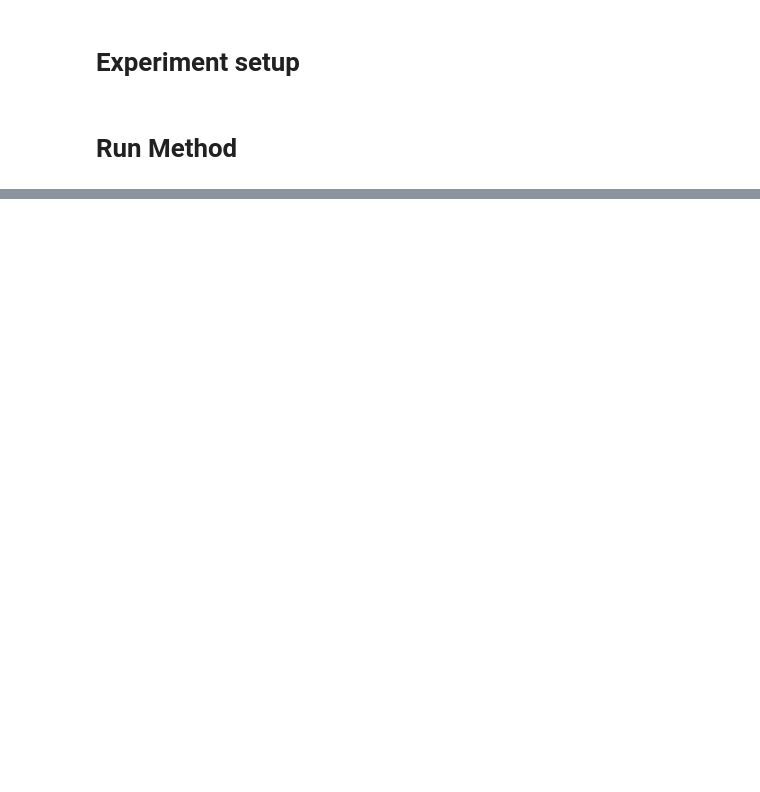
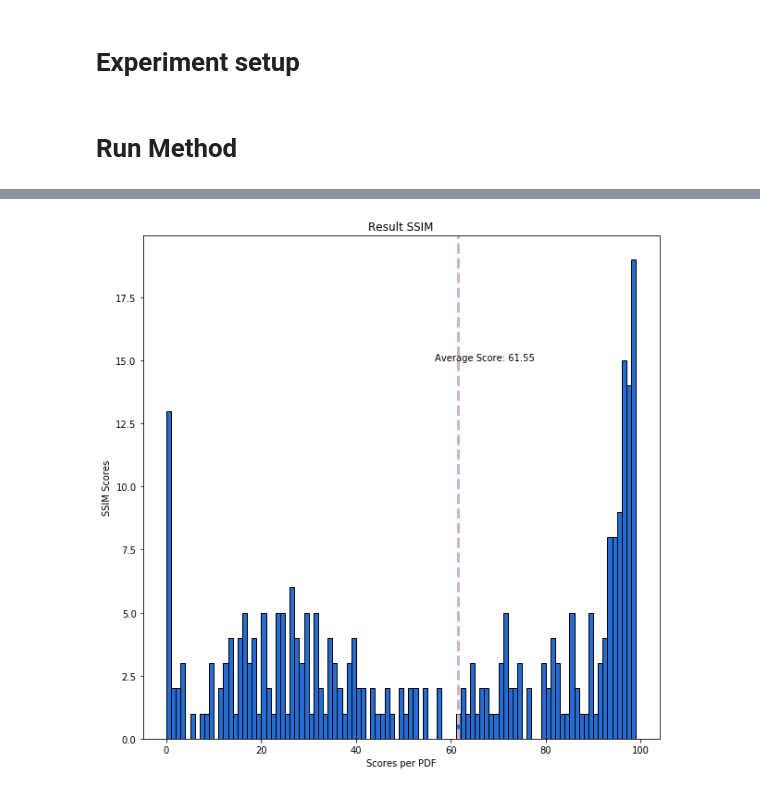
Before and after one commit to danielmoreira/sciint, a Jupyter notebook: PDF Image Extraction.ipynb, the cells around one changed output, grey strips where cells are left out. Drawn from its saved outputs; the diff is of its cells as text; code cells hidden in the pictures; blank space fills up the shorter version.

```diff
--- a/PDF Image Extraction.ipynb
+++ b/PDF Image Extraction.ipynb
@@ -84,0 +304,14 @@ print('\nDone')
+# %%
+y = np.array(means)
+x = np.arange(len(means))
+
+plt.figure(figsize=(10,10))
+plt.hist(y, bins=np.arange(0,100,1),facecolor='#266DD3',edgecolor='black')
+plt.axvline(y.mean(), color='#CFB3CD', linestyle='dashed', linewidth=3)
+plt.text(y.mean()-5, 15, 'Average Score: {:.2f}'.format(y.mean()))
+plt.title("Result SSIM")
+plt.xlabel('Scores per PDF')
+plt.ylabel("SSIM Scores")
+plt.show()
+# %% [output]
+[figure, added]
```
Also changed, not shown: parts of 17 cells of this notebook.
